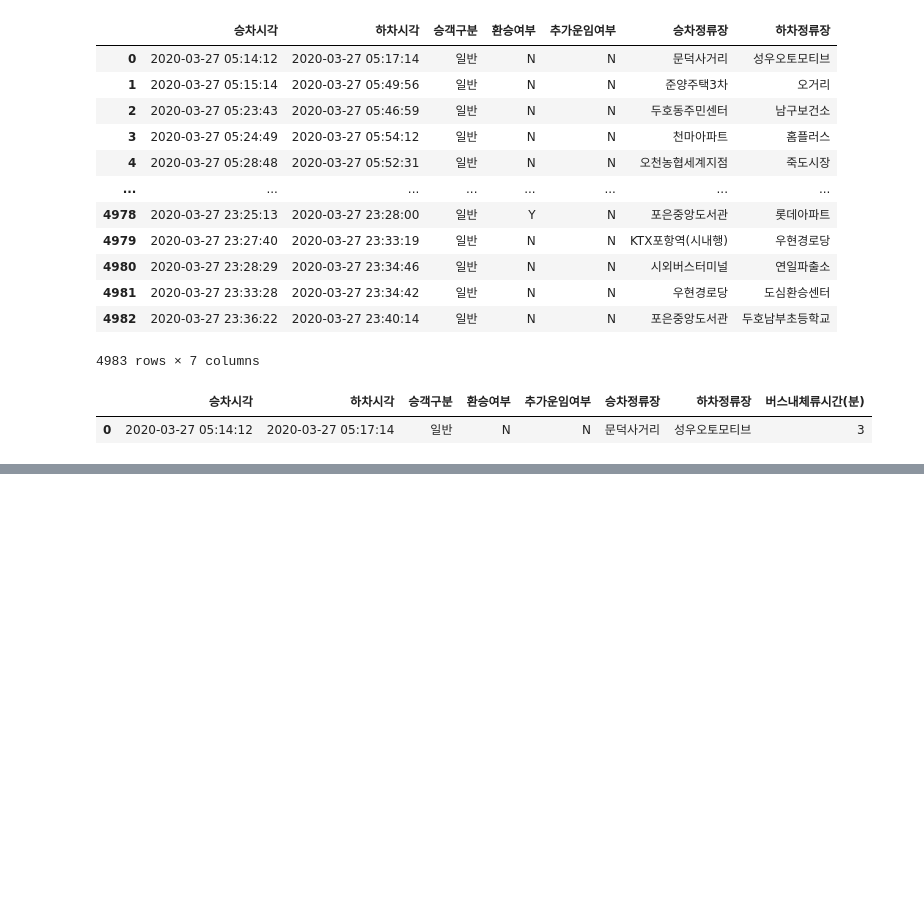
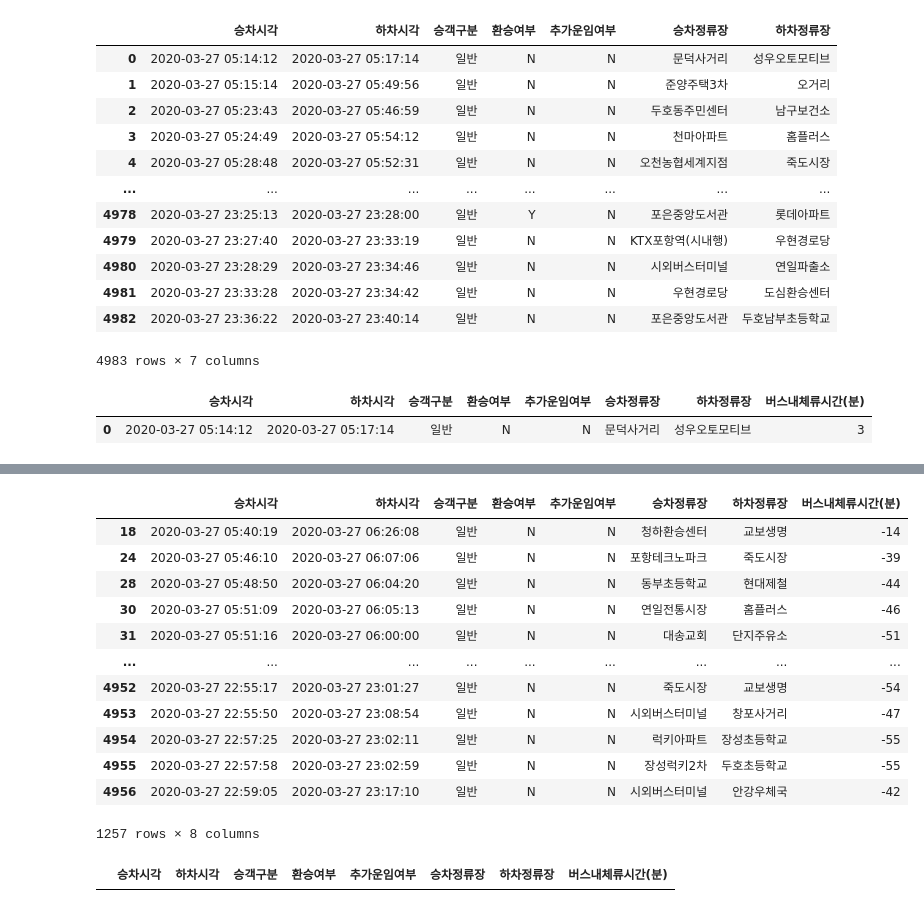
Before and after one commit to YOONseunghyeon/StudyAnaconda, a Jupyter notebook: 04_교통데이터분석/02_교통데이터전처리_및_시각화분석.ipynb, the cells around one changed output, grey strips where cells are left out. Cells and saved outputs as stored; diff of their text form; code cells hidden in the pictures; blank space fills up the shorter version.

```diff
--- a/04_교통데이터분석/02_교통데이터전처리_및_시각화분석.ipynb
+++ b/04_교통데이터분석/02_교통데이터전처리_및_시각화분석.ipynb
@@ -223,0 +252,19 @@ df_bus_card.head(1)
+# %%
+# 60 - (원래시간 * -1)
+# 버스내체류기간(분) 에서 0보다 작은 값이 몇 개 있는지 확인하기..
+# df_bus_card[df_bus_card["버스내체류시간(분)"] <0
+df_bus_card[df_bus_card["버스내체류시간(분)"]<0]
+# %% [output]
+|  | 승차시각 | 하차시각 | 승객구분 | 환승여부 | 추가운임여부 | 승차정류장 | 하차정류장 | 버스내체류시간(분) |
+| 18 | 2020-03-27 05:40:19 | 2020-03-27 06:26:08 | 일반 | N | N | 청하환승센터 | 교보생명 | -14 |
+| 24 | 2020-03-27 05:46:10 | 2020-03-27 06:07:06 | 일반 | N | N | 포항테크노파크 | 죽도시장 | -39 |
+| 28 | 2020-03-27 05:48:50 | 2020-03-27 06:04:20 | 일반 | N | N | 동부초등학교 | 현대제철 | -44 |
+| 30 | 2020-03-27 05:51:09 | 2020-03-27 06:05:13 | 일반 | N | N | 연일전통시장 | 홈플러스 | -46 |
+| 31 | 2020-03-27 05:51:16 | 2020-03-27 06:00:00 | 일반 | N | N | 대송교회 | 단지주유소 | -51 |
+| ... | ... | ... | ... | ... | ... | ... | ... | ... |
+| 4952 | 2020-03-27 22:55:17 | 2020-03-27 23:01:27 | 일반 | N | N | 죽도시장 | 교보생명 | -54 |
+| 4953 | 2020-03-27 22:55:50 | 2020-03-27 23:08:54 | 일반 | N | N | 시외버스터미널 | 창포사거리 | -47 |
+| 4954 | 2020-03-27 22:57:25 | 2020-03-27 23:02:11 | 일반 | N | N | 럭키아파트 | 장성초등학교 | -55 |
+| 4955 | 2020-03-27 22:57:58 | 2020-03-27 23:02:59 | 일반 | N | N | 장성럭키2차 | 두호초등학교 | -55 |
+| 4956 | 2020-03-27 22:59:05 | 2020-03-27 23:17:10 | 일반 | N | N | 시외버스터미널 | 안강우체국 | -42 |
+1257 rows × 8 columns
@@ -223,0 +274,4 @@ df_bus_card.head(1)
+# %%
+df_bus_card.loc[df_bus_card["버스내체류시간(분)"]<0]
+# %% [output]
+|  | 승차시각 | 하차시각 | 승객구분 | 환승여부 | 추가운임여부 | 승차정류장 | 하차정류장 | 버스내체류시간(분) |
```
Also changed, not shown: parts of 12 cells of this notebook, 3 other files.
